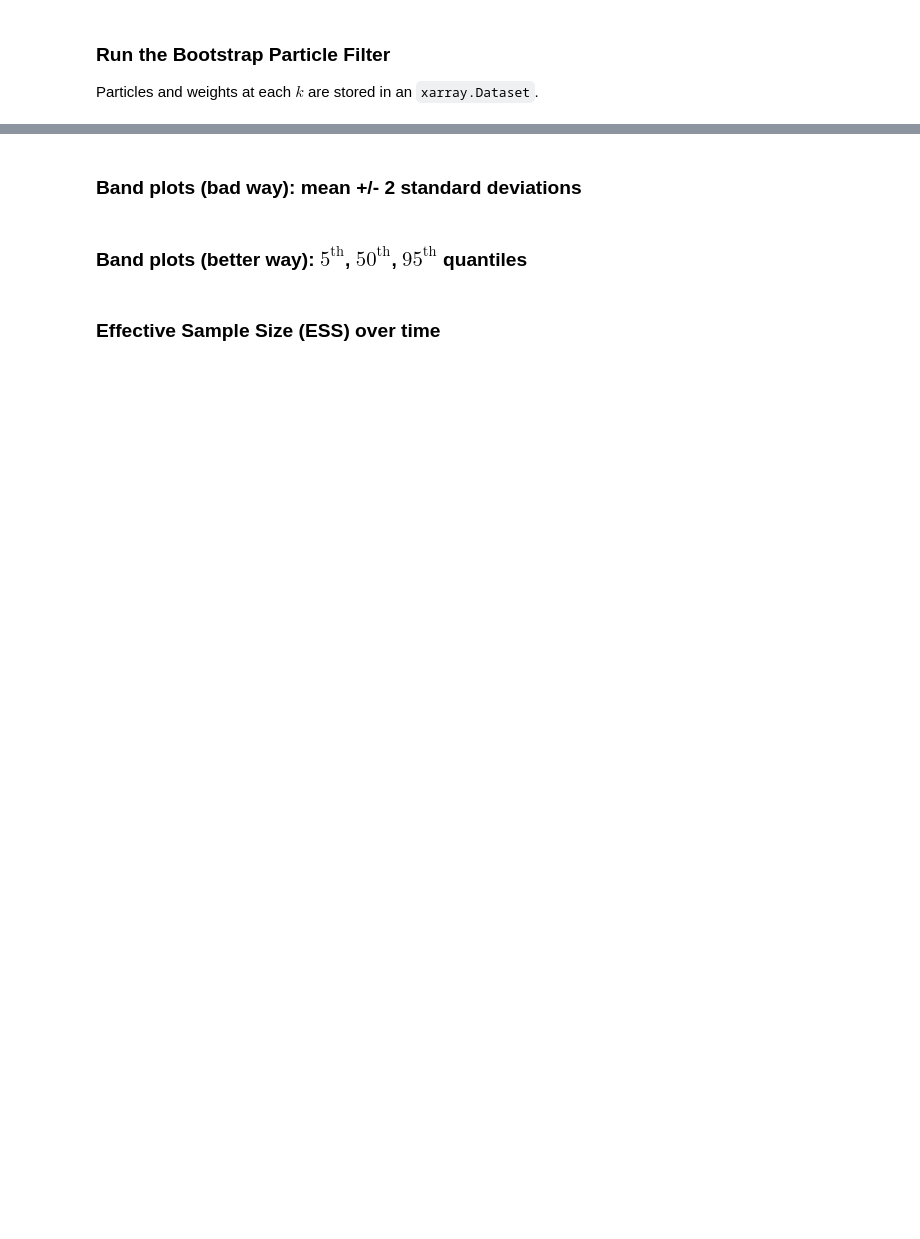
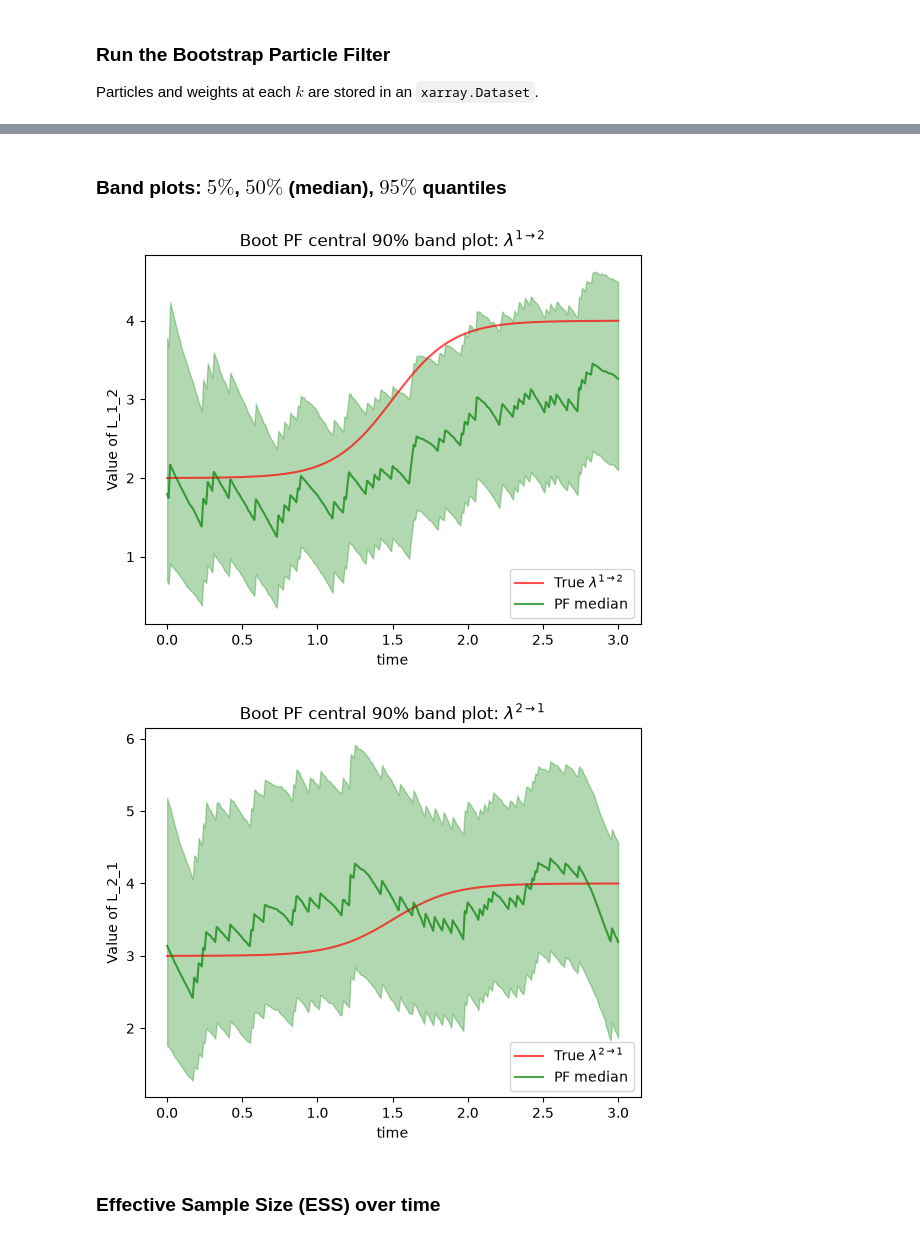
Before and after one commit to JayBrydon2015/ctmc-particle-filtering, a Jupyter notebook: tutorial.ipynb, the cells around one changed output, grey strips where cells are left out. Saved outputs shown, nothing was run; the diff lists cells and outputs as text; code cells hidden in the pictures; blank space fills up the shorter version.

```diff
--- a/tutorial.ipynb
+++ b/tutorial.ipynb
@@ -195,2 +151,0 @@ ds_boot["X_quantiles"] = xr.apply_ufunc(
-# %% [markdown]
-### Band plots (bad way): mean +/- 2 standard deviations
@@ -219,25 +152,41 @@ for lam_idx, lam in enumerate(true_lams.columns):
 # %% [markdown]
-### Band plots (better way): $5^{\text{th}}$, $50^{\text{th}}$, $95^{\text{th}}$ quantiles
+### Band plots: $5\%$, $50\%$ (median), $95\%$ quantiles
 # %%
-for lam_idx, lam in enumerate(true_lams.columns):
+for lam_idx, lam in enumerate(true_rates_df.columns):
+
+    p, q = lams_idx_to_gen_pos(lam_idx, n)
+    latex_rate_symbol, _ = get_latex_rate_symbol(p, q)
+
     median = ds_boot["X_quantiles"].sel(lam=lam, quantile=0.5)
     lq = ds_boot["X_quantiles"].sel(lam=lam, quantile=0.05)
     uq = ds_boot["X_quantiles"].sel(lam=lam, quantile=0.95)
-    plt.plot(k_series, true_lams[lam].values, label=f"True {lam}",
-             color='red', alpha=0.7)
-    plt.plot(median, color="green",
-             label="PF mean", alpha=0.7)
-    plt.fill_between(k_series,
-                     y1=lq,
-                     y2=uq,
-                     color="green", alpha=0.3)
+
+    plt.plot(
+        time_series, true_rates_df[lam].values, label=f"True {latex_rate_symbol}",
+        color='red', alpha=0.7
+    )
+
+    plt.plot(
+        time_series, median, color="green", label="PF median", alpha=0.7
+    )
+
+    plt.fill_between(
+        time_series, y1=lq, y2=uq, color="green", alpha=0.3
+    )
+
+    plt.xlabel("time")
+    plt.ylabel(f"Value of {lam}")
+
+    plt.title(
+        f"Boot PF central 90% band plot: {latex_rate_symbol}"
+    )
+
     plt.legend()
-    plt.xlabel("k")
-    plt.ylabel(f"Value of {lam}")
-    p, q = lams_idx_to_gen_pos(lam_idx, n)
-    plt.title(f"Boot PF band plot (quantiles): $\\lambda^{{{p} \\to {q}}}$ | "
-              + f"J={J}; N={N}; $\Delta t$={delta_t}; C={C}")
+
     plt.show()
+# %% [output]
+[figure, added]
+[figure, added]
 # %% [markdown]
 ### Effective Sample Size (ESS) over time
 # %%
```
Also changed, not shown: parts of 19 cells of this notebook, 21 other files.
